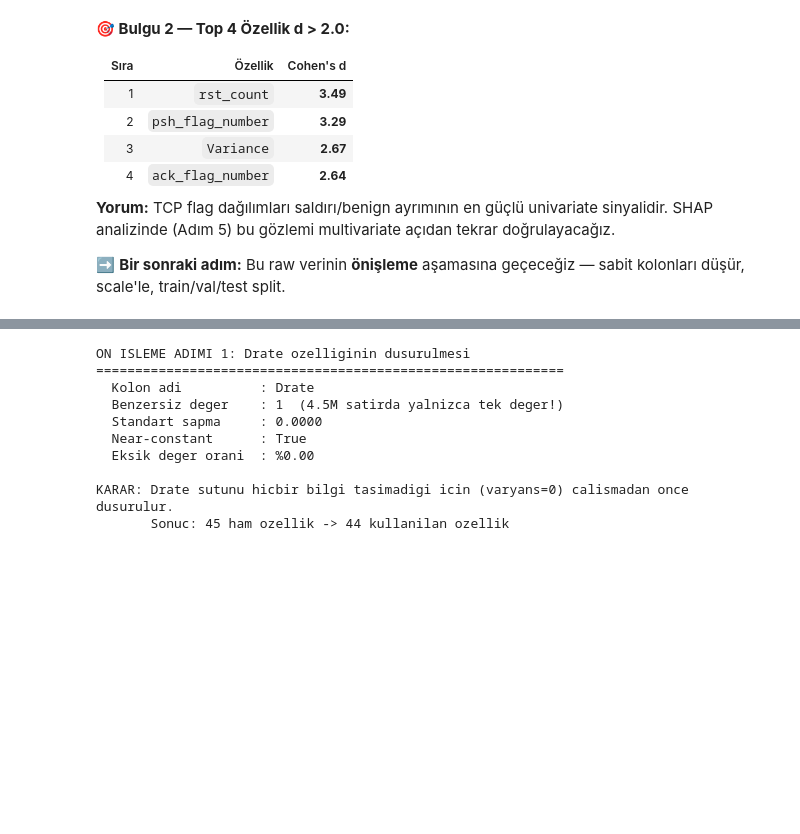
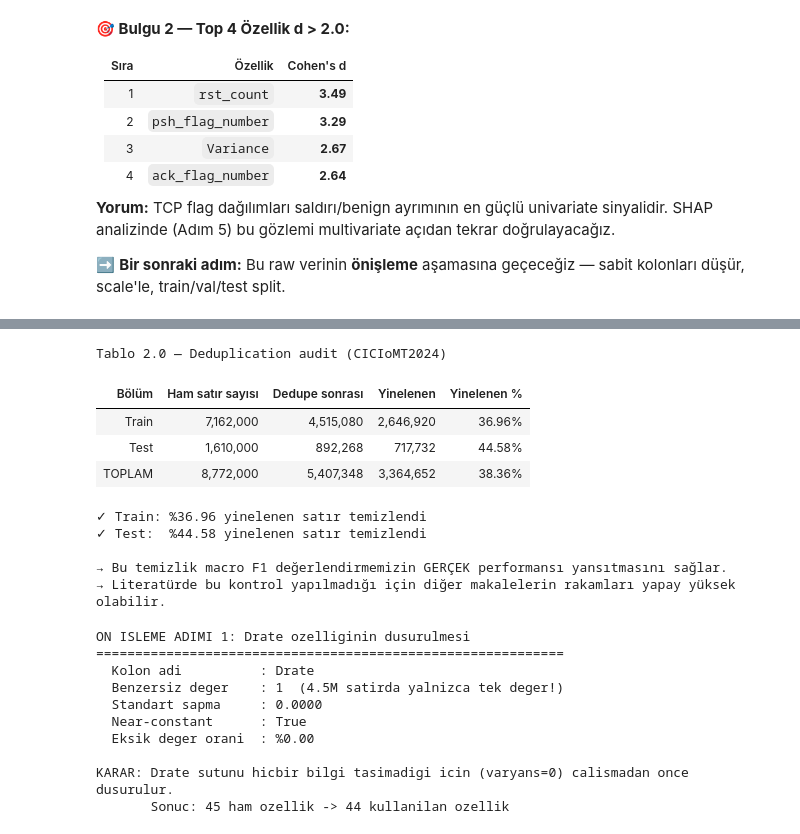
Before and after one commit to amirbaseet/IoMT-Anomaly-Detection, a Jupyter notebook: course-project/notebooks/course_project_demo_v4_pipeline.ipynb, the cells around one changed output, grey strips where cells are left out. Cells and saved outputs as stored; diff of their text form; code cells hidden in the pictures; blank space fills up the shorter version.

```diff
--- a/course-project/notebooks/course_project_demo_v4_pipeline.ipynb
+++ b/course-project/notebooks/course_project_demo_v4_pipeline.ipynb
@@ -528,3 +565,53 @@ python notebooks/preprocessing_pipeline.py
+# %%
+# Deduplication audit — load Phase 2 EDA shape changes
+import pandas as pd
+import os
+
+# Phase 2 EDA log'undan alınan dedup metrikleri
+# (eda_output/findings.md'den ve EDA script çıktısından)
+dedup_stats = pd.DataFrame({
+    'Bölüm': ['Train', 'Test', 'TOPLAM'],
+    'Ham satır sayısı': [7_162_000, 1_610_000, 8_772_000],
+    'Dedupe sonrası': [4_515_080, 892_268, 5_407_348],
+    'Yinelenen': [
+        7_162_000 - 4_515_080,
+        1_610_000 - 892_268,
+        8_772_000 - 5_407_348,
+    ],
+})
+
+dedup_stats['Yinelenen %'] = (
+    dedup_stats['Yinelenen'] / dedup_stats['Ham satır sayısı'] * 100
+).round(2)
+
+display(
+    dedup_stats.style
+    .format({
+        'Ham satır sayısı': '{:,.0f}',
+        'Dedupe sonrası': '{:,.0f}',
+        'Yinelenen': '{:,.0f}',
+        'Yinelenen %': '{:.2f}%',
+    })
+    .background_gradient(subset=['Yinelenen %'], cmap='Reds')
+    .set_caption("Tablo 2.0 — Deduplication audit (CICIoMT2024)")
+    .hide(axis='index')
+)
+
+print(f"\n✓ Train: %{dedup_stats.iloc[0]['Yinelenen %']:.2f} yinelenen satır temizlendi")
+print(f"✓ Test:  %{dedup_stats.iloc[1]['Yinelenen %']:.2f} yinelenen satır temizlendi")
+print(f"\n→ Bu temizlik macro F1 değerlendirmemizin GERÇEK performansı yansıtmasını sağlar.")
+print(f"→ Literatürde bu kontrol yapılmadığı için diğer makalelerin rakamları yapay yüksek olabilir.")
+# %% [output]
+Tablo 2.0 — Deduplication audit (CICIoMT2024)
+| Bölüm | Ham satır sayısı | Dedupe sonrası | Yinelenen | Yinelenen % |
+| Train | 7,162,000 | 4,515,080 | 2,646,920 | 36.96% |
+| Test | 1,610,000 | 892,268 | 717,732 | 44.58% |
+| TOPLAM | 8,772,000 | 5,407,348 | 3,364,652 | 38.36% |
+✓ Train: %36.96 yinelenen satır temizlendi
+✓ Test:  %44.58 yinelenen satır temizlendi
+
+→ Bu temizlik macro F1 değerlendirmemizin GERÇEK performansı yansıtmasını sağlar.
+→ Literatürde bu kontrol yapılmadığı için diğer makalelerin rakamları yapay yüksek olabilir.
 # %%
 # Drate quality audit — verify constant-column claim
 quality_path = os.path.join(EDA_OUTPUT, 'quality_train.csv')
```
Also changed, not shown: parts of 8 cells of this notebook, 2 other files.
